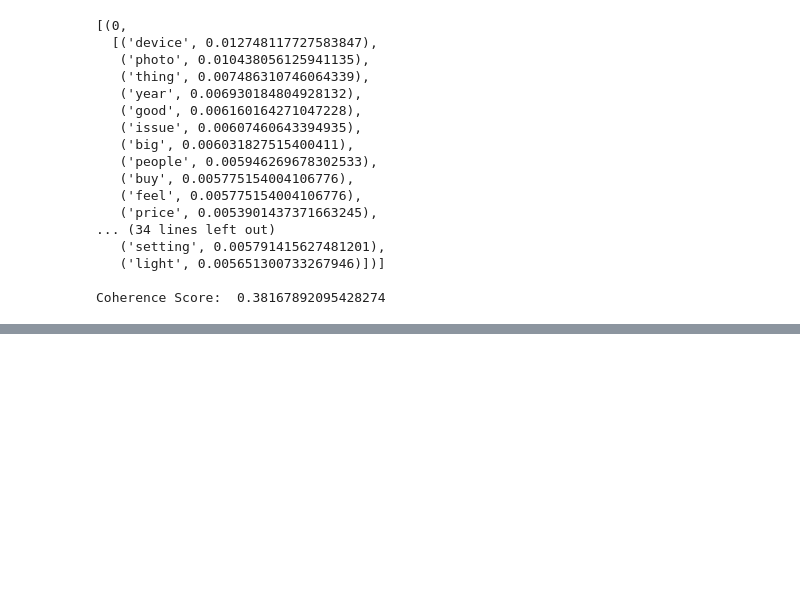
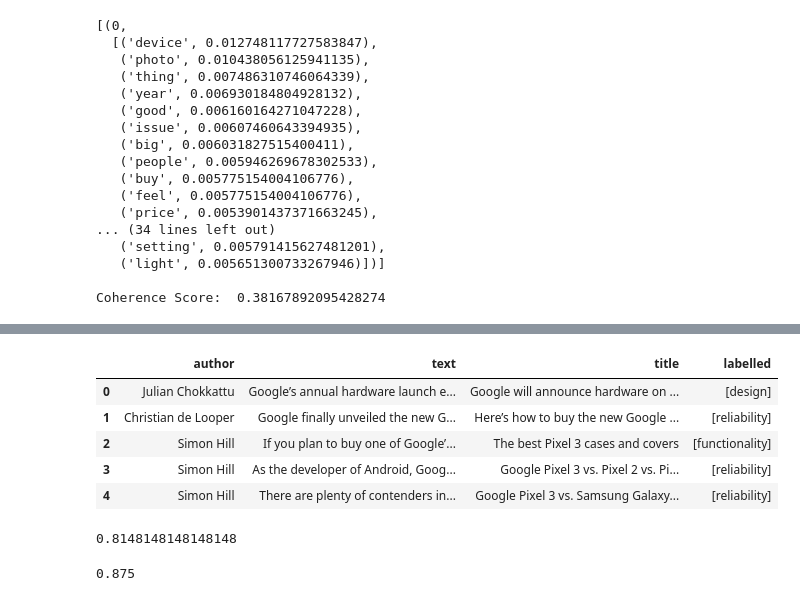
Before and after one commit to ayan1995/Thinkful, a Jupyter notebook: Bootcamp/Final Capstone Opinion Mining/opinion_mining/Notebook/Topic Modelling Working Set/Topic Modeling.ipynb, the cells around one changed output, grey strips where cells are left out. Cells and saved outputs as stored; diff of their text form; code cells hidden in the pictures; blank space fills up the shorter version.

```diff
--- a/Bootcamp/Final Capstone Opinion Mining/opinion_mining/Notebook/Topic Modelling Working Set/Topic Modeling.ipynb
+++ b/Bootcamp/Final Capstone Opinion Mining/opinion_mining/Notebook/Topic Modelling Working Set/Topic Modeling.ipynb
@@ -459,0 +473,9 @@ print([i for i in lda_corpus])
+# %%
+labelled_df.head()
+# %% [output]
+|  | author | text | title | labelled |
+| 0 | Julian Chokkattu | Google’s annual hardware launch e... | Google will announce hardware on ... | [design] |
+| 1 | Christian de Looper | Google finally unveiled the new G... | Here’s how to buy the new Google ... | [reliability] |
+| 2 | Simon Hill | If you plan to buy one of Google’... | The best Pixel 3 cases and covers | [functionality] |
+| 3 | Simon Hill | As the developer of Android, Goog... | Google Pixel 3 vs. Pixel 2 vs. Pi... | [reliability] |
+| 4 | Simon Hill | There are plenty of contenders in... | Google Pixel 3 vs. Samsung Galaxy... | [reliability] |
@@ -459,0 +506,23 @@ print([i for i in lda_corpus])
+# %%
+text_clf = text_clf.fit(X_train, y_train)
+predicted = text_clf.predict(X_test)
+
+# Calculate accuracy
+np.mean(predicted == y_test)
+# %% [output]
+0.8148148148148148
+# %%
+# Test if SVM performs better
+
+text_clf_svm = Pipeline([('vect', CountVectorizer()),
+                         ('tfidf', TfidfTransformer()),
+                         ('clf-svm', LabelPowerset(
+                             SGDClassifier(loss='hinge', penalty='l2',
+                                           alpha=1e-3, max_iter=6, random_state=42)))])
+_ = text_clf_svm.fit(X_train, y_train)
+predicted_svm = text_clf_svm.predict(X_test)
+
+#Calculate accuracy
+np.mean(predicted_svm == y_test)
+# %% [output]
+0.875
```
Also changed, not shown: parts of 20 cells of this notebook, 9 other files.
